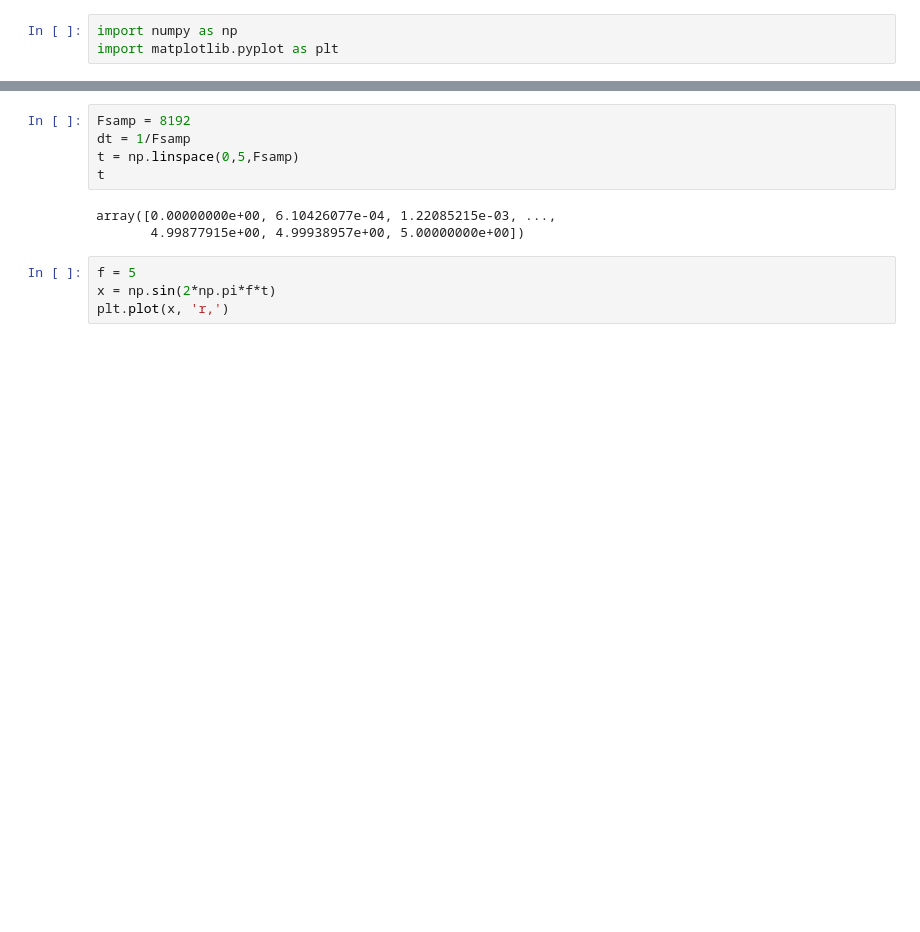
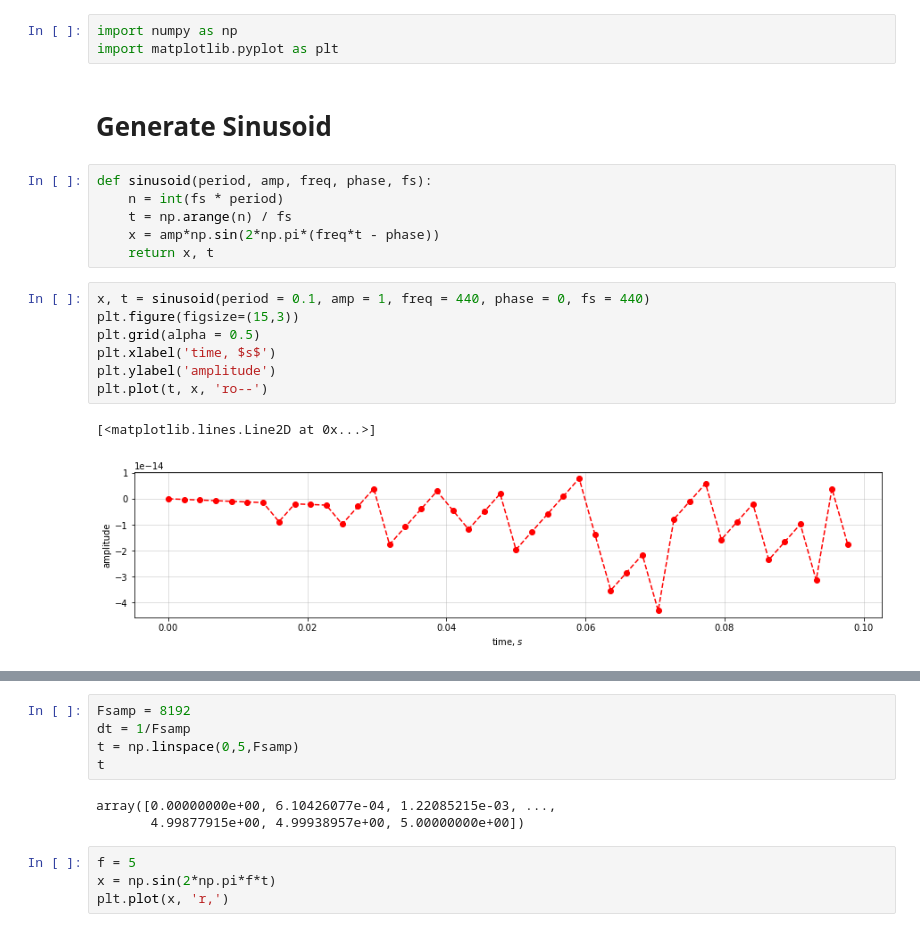
Before and after one commit to reneprincipejr/Physics-305, a Jupyter notebook: Activity 3 - Compressive Sensing/Activity 3 - Compressive Sensing.ipynb, the cells around one changed output, grey strips where cells are left out. Saved outputs shown, nothing was run; the diff lists cells and outputs as text; blank space fills up the shorter version.

```diff
--- a/Activity 3 - Compressive Sensing/Activity 3 - Compressive Sensing.ipynb
+++ b/Activity 3 - Compressive Sensing/Activity 3 - Compressive Sensing.ipynb
@@ -1,3 +1,21 @@
 # %%
 import numpy as np
 import matplotlib.pyplot as plt
+# %% [markdown]
+# Generate Sinusoid
+# %%
+def sinusoid(period, amp, freq, phase, fs):
+    n = int(fs * period)
+    t = np.arange(n) / fs
+    x = amp*np.sin(2*np.pi*(freq*t - phase))
+    return x, t
+# %%
+x, t = sinusoid(period = 0.1, amp = 1, freq = 440, phase = 0, fs = 440)
+plt.figure(figsize=(15,3))
+plt.grid(alpha = 0.5)
+plt.xlabel('time, $s$')
+plt.ylabel('amplitude')
+plt.plot(t, x, 'ro--')
+# %% [output]
+[<matplotlib.lines.Line2D at 0x...>]
+[figure, added]
```
Also changed, not shown: parts of 9 cells of this notebook, 7 other files.
